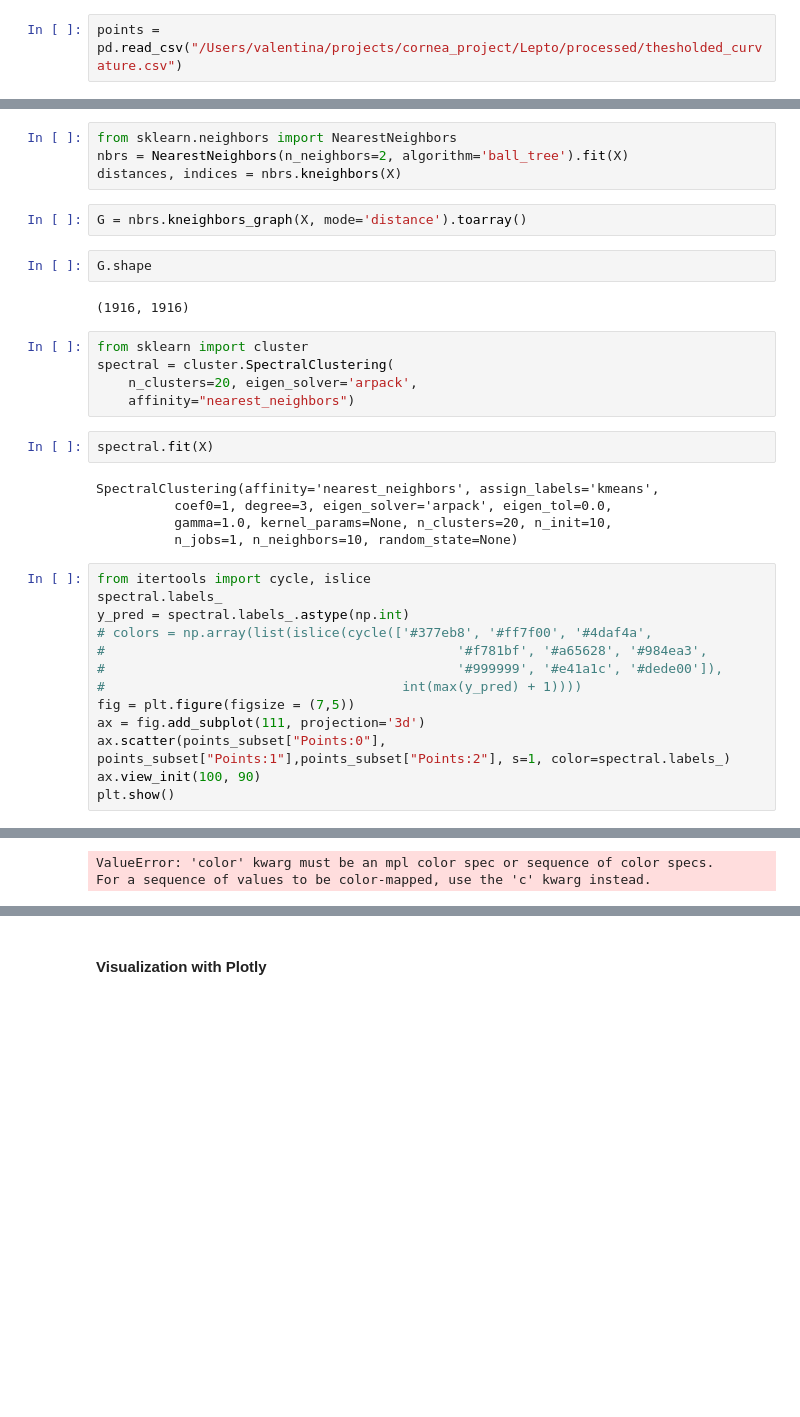
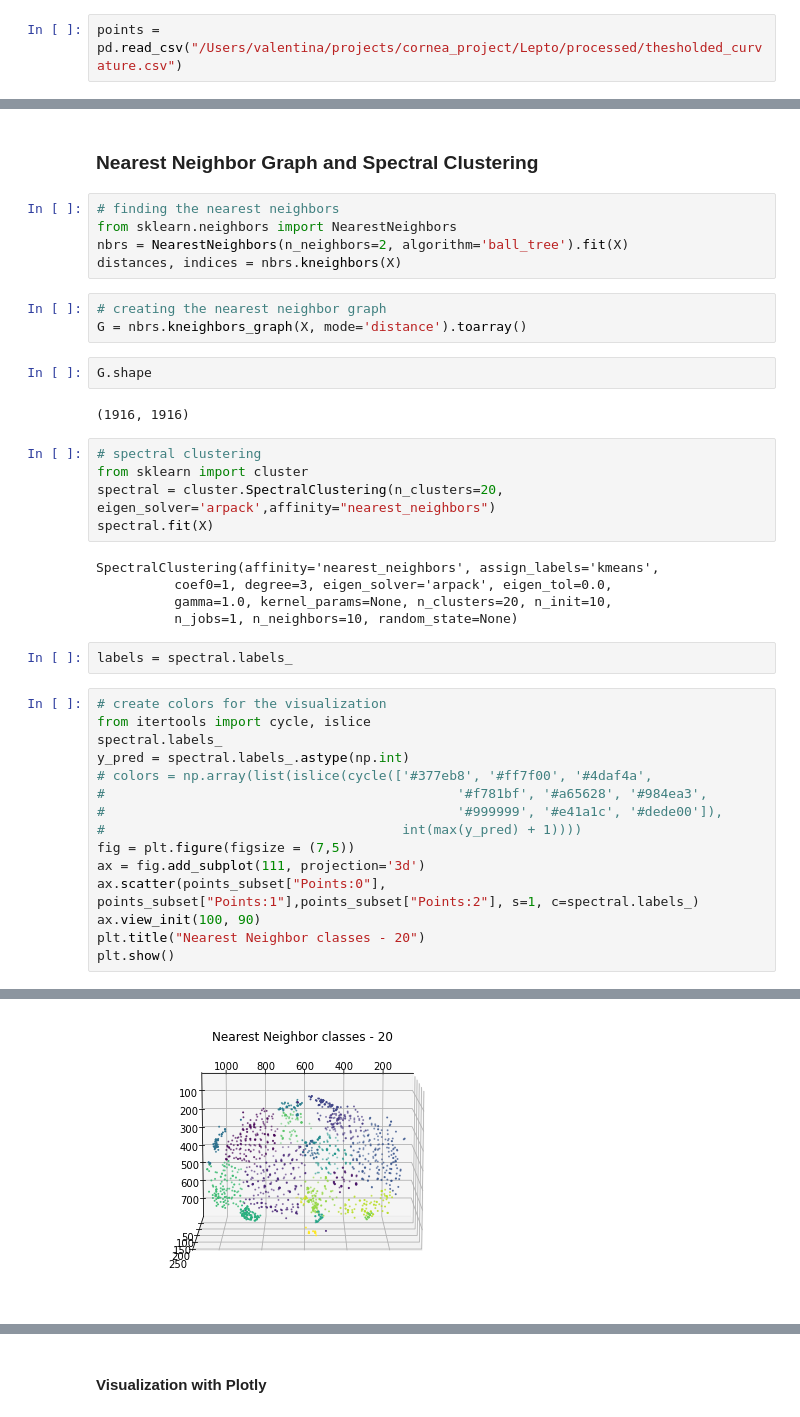
Before and after one commit to fly-eye/pyFlyEye, a Jupyter notebook: surface_processing/Curvature2corners.ipynb, the cells around one changed output, grey strips where cells are left out. Drawn from its saved outputs; the diff is of its cells as text; blank space fills up the shorter version.

```diff
--- a/surface_processing/Curvature2corners.ipynb
+++ b/surface_processing/Curvature2corners.ipynb
@@ -68,26 +106,31 @@ ax.scatter(kmeans.cluster_centers_[:,0],kmeans.cluster_centers_[:,1], kmeans.clu
+# %% [markdown]
+### Nearest Neighbor Graph and Spectral Clustering
 # %%
+# finding the nearest neighbors
 from sklearn.neighbors import NearestNeighbors
 nbrs = NearestNeighbors(n_neighbors=2, algorithm='ball_tree').fit(X)
 distances, indices = nbrs.kneighbors(X)
 # %%
+# creating the nearest neighbor graph
 G = nbrs.kneighbors_graph(X, mode='distance').toarray()
 # %%
 G.shape
 # %% [output]
 (1916, 1916)
 # %%
+# spectral clustering
 from sklearn import cluster
-spectral = cluster.SpectralClustering(
-    n_clusters=20, eigen_solver='arpack',
-    affinity="nearest_neighbors")
+spectral = cluster.SpectralClustering(n_clusters=20, eigen_solver='arpack',affinity="nearest_neighbors")
+spectral.fit(X)
+# %% [output]
+SpectralClustering(affinity='nearest_neighbors', assign_labels='kmeans',
+          coef0=1, degree=3, eigen_solver='arpack', eigen_tol=0.0,
+          gamma=1.0, kernel_params=None, n_clusters=20, n_init=10,
+          n_jobs=1, n_neighbors=10, random_state=None)
-# %%
-spectral.fit(X)
-# %% [output]
-SpectralClustering(affinity='nearest_neighbors', assign_labels='kmeans',
-          coef0=1, degree=3, eigen_solver='arpack', eigen_tol=0.0,
-          gamma=1.0, kernel_params=None, n_clusters=20, n_init=10,
-          n_jobs=1, n_neighbors=10, random_state=None)
+# %%
+labels = spectral.labels_
 # %%
+# create colors for the visualization
 from itertools import cycle, islice
 spectral.labels_
 y_pred = spectral.labels_.astype(np.int)
@@ -97,7 +140,8 @@ y_pred = spectral.labels_.astype(np.int)
 #                                      int(max(y_pred) + 1))))
 fig = plt.figure(figsize = (7,5))
 ax = fig.add_subplot(111, projection='3d')
-ax.scatter(points_subset["Points:0"], points_subset["Points:1"],points_subset["Points:2"], s=1, color=spectral.labels_)
+ax.scatter(points_subset["Points:0"], points_subset["Points:1"],points_subset["Points:2"], s=1, c=spectral.labels_)
 ax.view_init(100, 90)
+plt.title("Nearest Neighbor classes - 20")
 plt.show()
 # %% [output]
@@ -106,2 +148 @@ plt.show()
-ValueError: 'color' kwarg must be an mpl color spec or sequence of color specs.
-For a sequence of values to be color-mapped, use the 'c' kwarg instead.
+[figure, added]
```
Also changed, not shown: parts of 36 cells of this notebook.
